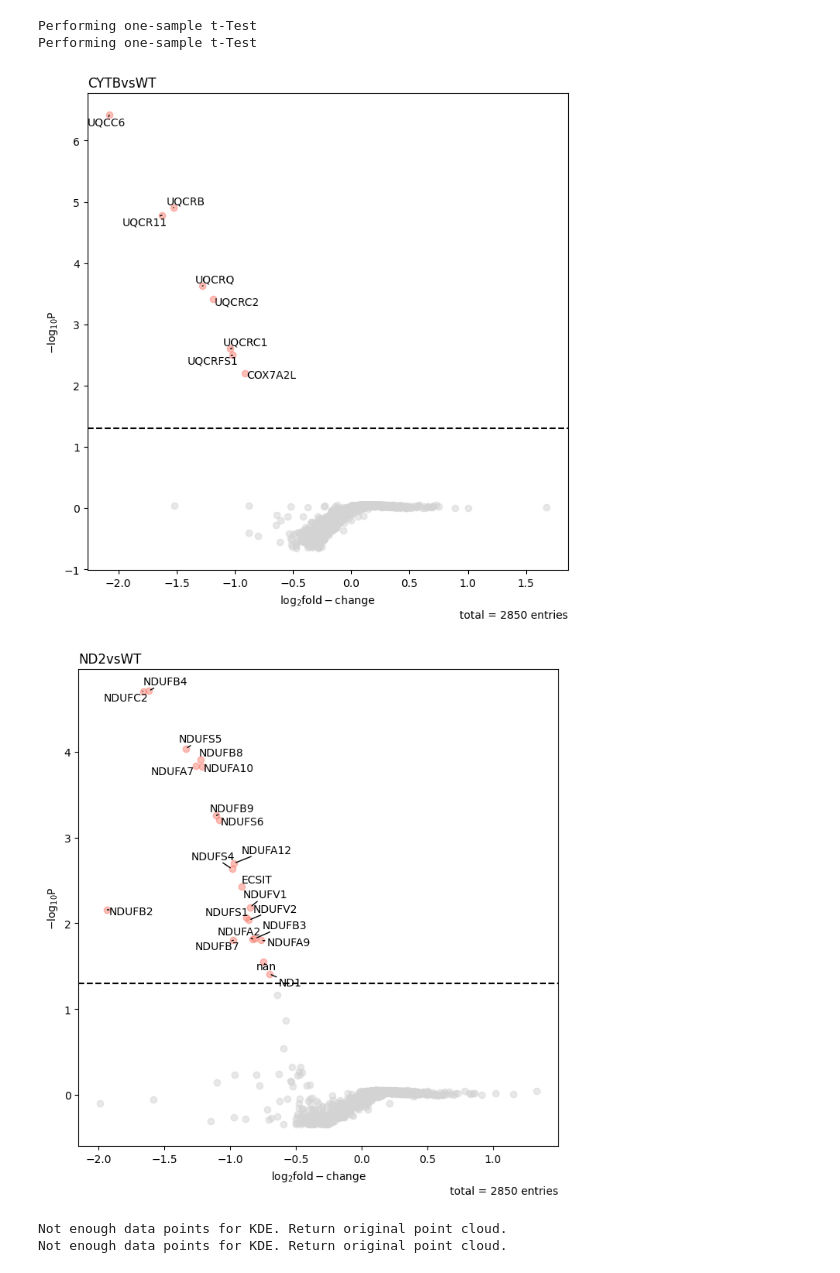
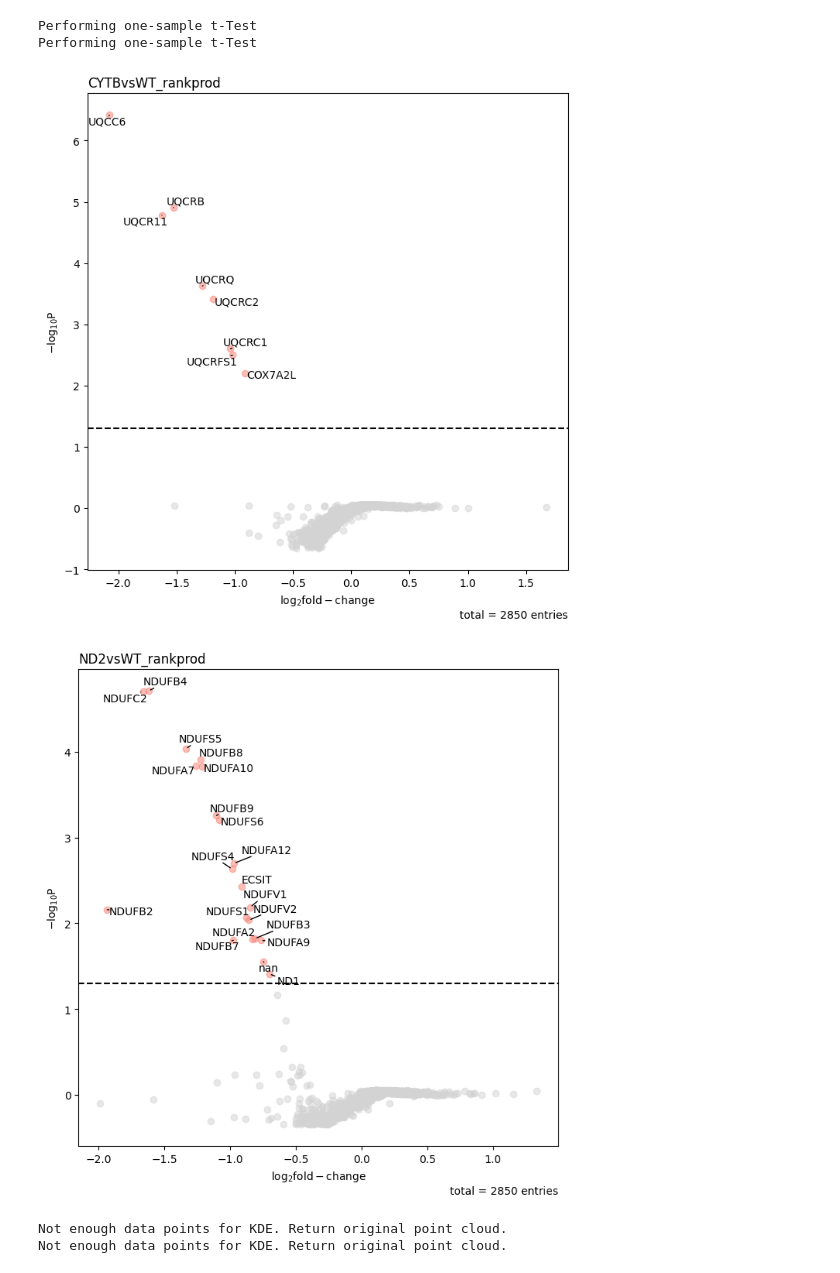
Before and after one commit to aretaon/silencing-mito-genes-analysis, a Jupyter notebook: ND2_CYTB/analysis_2h_nonfrac.ipynb, the cells around one changed output. Saved outputs shown, nothing was run; the diff lists cells and outputs as text; code cells hidden in the pictures.

```diff
--- a/ND2_CYTB/analysis_2h_nonfrac.ipynb
+++ b/ND2_CYTB/analysis_2h_nonfrac.ipynb
@@ -298,7 +298,7 @@ pg = ana.rank_prod(
         ["log2_" + x.replace("-", " ") + "_imputed" for x in intens_nested[1]],
         ["log2_" + x.replace("-", " ") + "_imputed" for x in intens_nested[0]],
     ],
-    cond="_CYTBvsWT",
+    cond="_CYTBvsWT_rankprod",
 )
 
 pg = ana.rank_prod(
@@ -307,7 +307,7 @@ pg = ana.rank_prod(
         ["log2_" + x.replace("-", " ") + "_imputed" for x in intens_nested[2]],
         ["log2_" + x.replace("-", " ") + "_imputed" for x in intens_nested[0]],
     ],
-    cond="_ND2vsWT",
+    cond="_ND2vsWT_rankprod",
 )
 # %% [output]
 rankProd: Assuming a two sample test with:
@@ -367,23 +367,23 @@ pg = ana.ttest(
 Performing one-sample t-Test
 Performing one-sample t-Test
 # %%
-for cond in ["_CYTBvsWT", "_ND2vsWT"]:
+for cond in ["_CYTBvsWT_rankprod", "_ND2vsWT_rankprod"]:
     vis.volcano(
         pg,
         log_fc_colname="logFC" + cond,
         p_colname="adj.P.Val_class1<class2" + cond,
         annotate_colname="Gene names first",
         log_fc_thresh=None,
         annotate="p-value",
         kwargs_p_sig={"color": "salmon"},
         show_legend=False,
         title=cond[1:],
     )
 
-    plt.savefig(f"PR101_2h_nonfracvolcano_rankprod{cond}.pdf")
+    plt.savefig(f"PR101_2h_nonfrac_volcano_rankprod{cond}.pdf")
 # %% [output]
-[figure, old version]
+[figure, new version]
-[figure, old version]
+[figure, new version]
 # %%
 for cond in ["_CYTBvsWT_tt1samp", "_ND2vsWT_tt1samp"]:
     vis.volcano(
```
Also changed, not shown: parts of 9 cells of this notebook, 25 other files.
